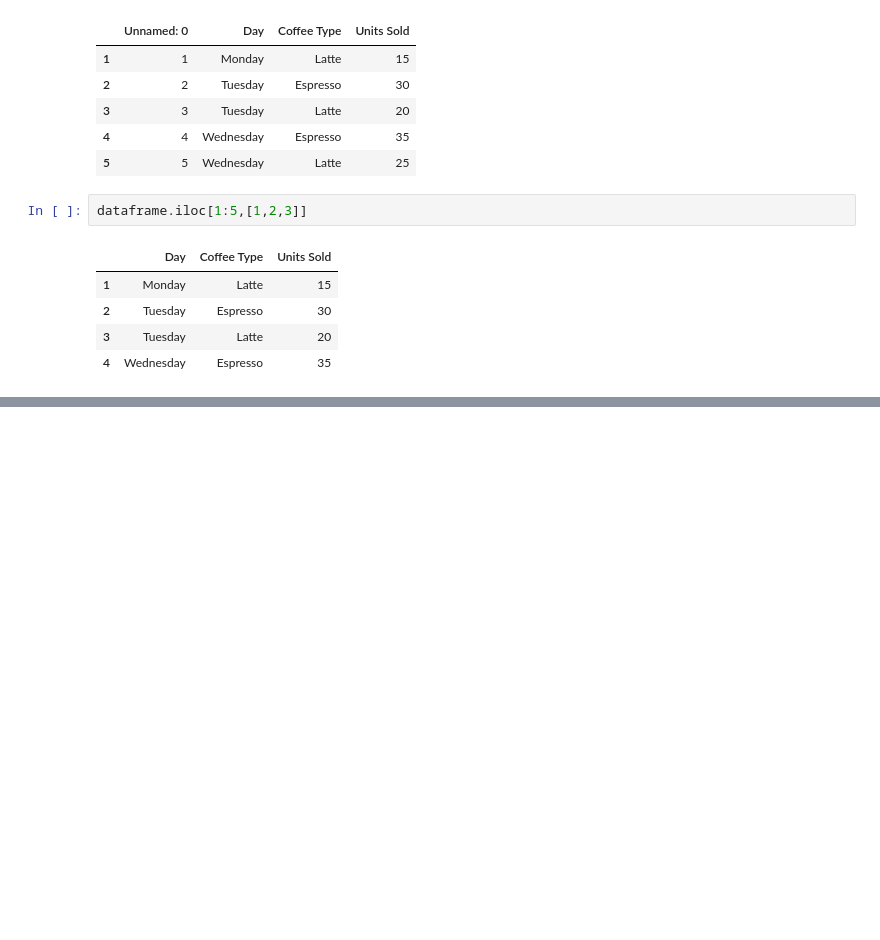
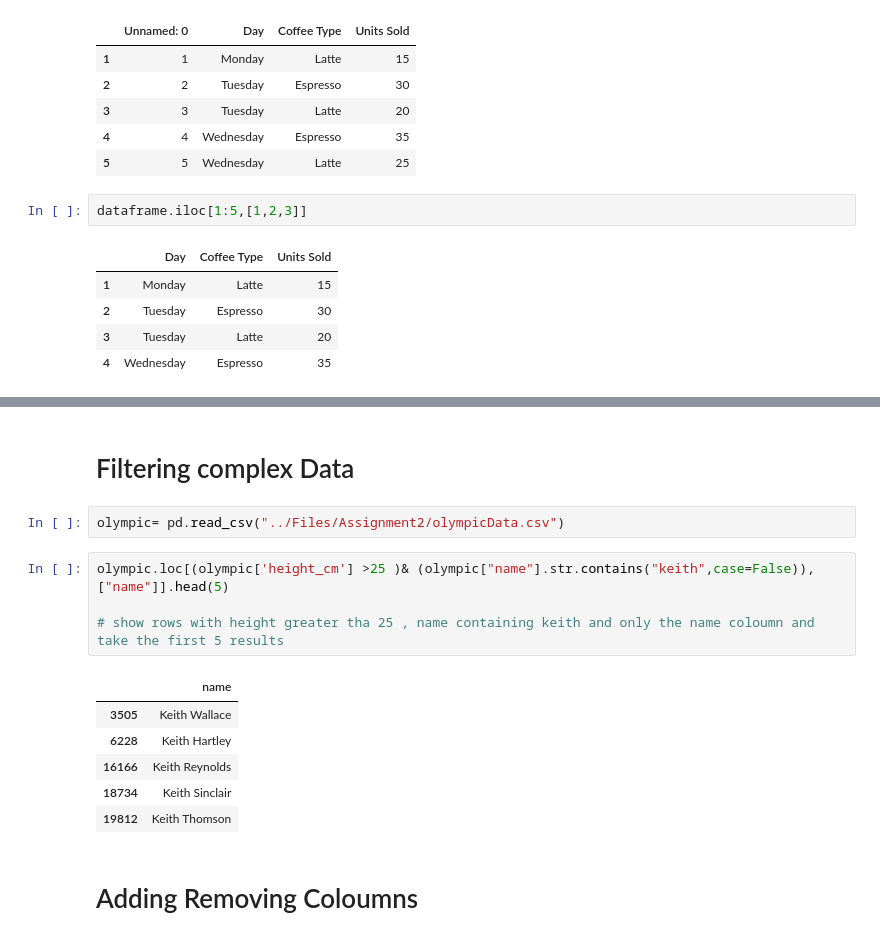
Before and after one commit to Muhammad-Bilal1605/LearningAI, a Jupyter notebook: scripts/Assignment2: Pandas.ipynb, the cells around one changed output, grey strips where cells are left out. Drawn from its saved outputs; the diff is of its cells as text; blank space fills up the shorter version.

Commit message:
advanced filtering
added a complex data and performed more filtering on that

```diff
--- a/scripts/Assignment2: Pandas.ipynb
+++ b/scripts/Assignment2: Pandas.ipynb
@@ -175,0 +272,17 @@ dataframe.iloc[1:5,[1,2,3]]
+# %% [markdown]
+# Filtering complex Data
+# %%
+olympic= pd.read_csv("../Files/Assignment2/olympicData.csv")
+# %%
+olympic.loc[(olympic['height_cm'] >25 )& (olympic["name"].str.contains("keith",case=False)), ["name"]].head(5)
+
+# show rows with height greater tha 25 , name containing keith and only the name coloumn and take the first 5 results
+# %% [output]
+|  | name |
+| 3505 | Keith Wallace |
+| 6228 | Keith Hartley |
+| 16166 | Keith Reynolds |
+| 18734 | Keith Sinclair |
+| 19812 | Keith Thomson |
+# %% [markdown]
+# Adding Removing Coloumns
```
Also changed, not shown: parts of 9 cells of this notebook, 1 other file.
